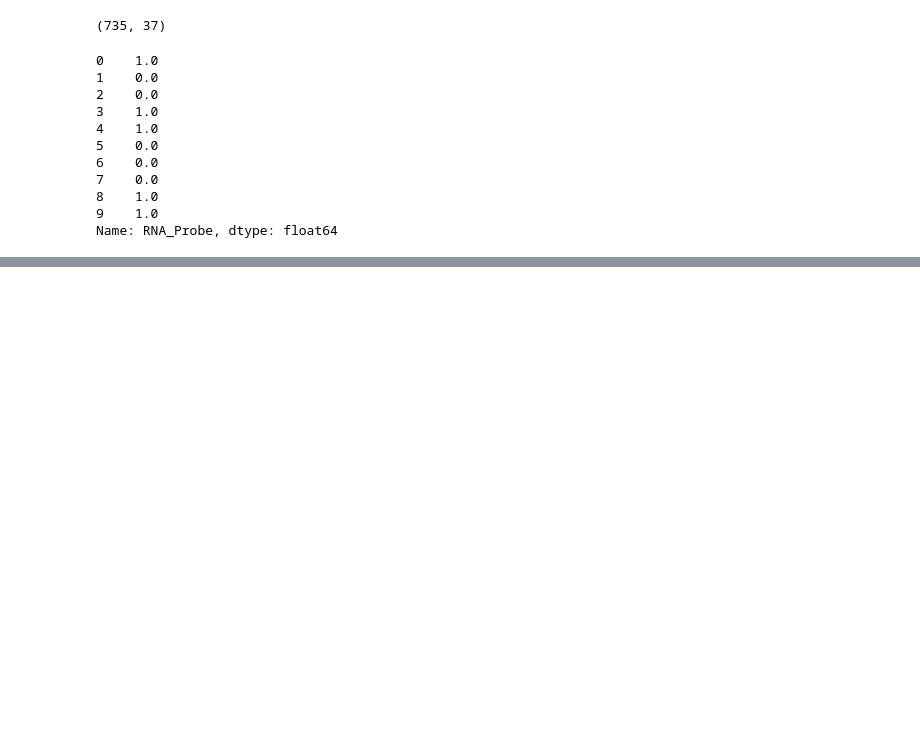
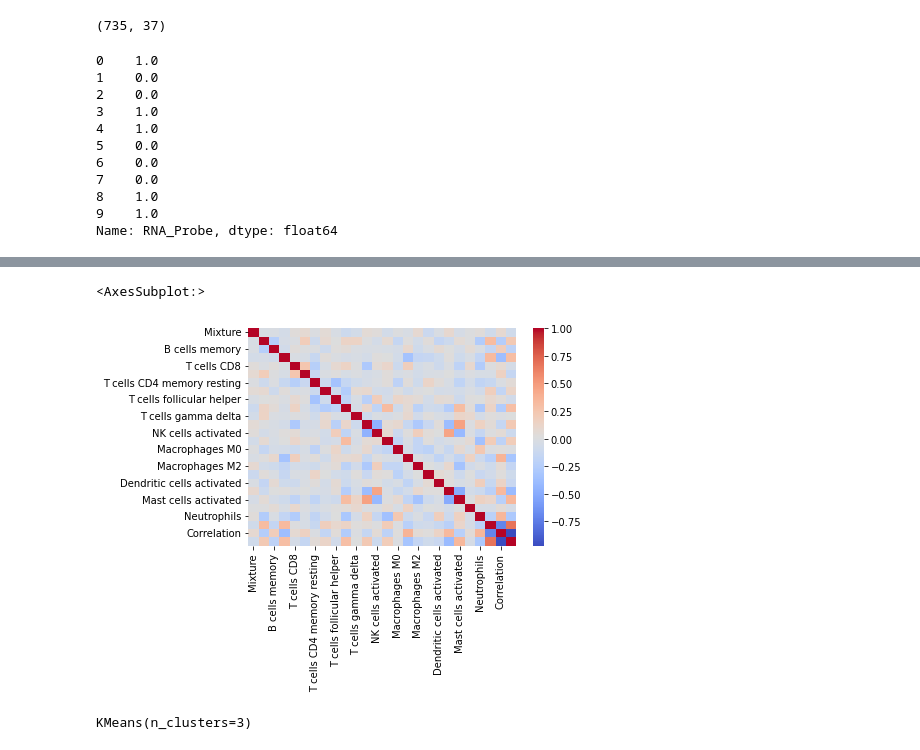
Before and after one commit to HeikeModest/Med_Data_Analysis, a Jupyter notebook: notebooks/read_data.ipynb, the cells around one changed output, grey strips where cells are left out. Saved outputs shown, nothing was run; the diff lists cells and outputs as text; code cells hidden in the pictures; blank space fills up the shorter version.

Commit message:
Clustering and Data Explo

```diff
--- a/notebooks/read_data.ipynb
+++ b/notebooks/read_data.ipynb
@@ -98,0 +124,2 @@ IndentationError: unindent does not match any outer indentation level (<tokenize
+# %%
+immune_df = pd.read_csv("../raw_data/CIBERSORTx_Job7_Results.txt",sep='\t')
@@ -98,0 +141,12 @@ IndentationError: unindent does not match any outer indentation level (<tokenize
+# %%
+import seaborn as sns
+sns.heatmap(immune_df.corr(), cmap='coolwarm')
+# %% [output]
+<AxesSubplot:>
+[figure, added]
+# %%
+from sklearn.cluster import KMeans
+km = KMeans(n_clusters=3)
+km.fit(immune_df)
+# %% [output]
+KMeans(n_clusters=3)
```
Also changed, not shown: parts of 51 cells of this notebook, 2 other files.
